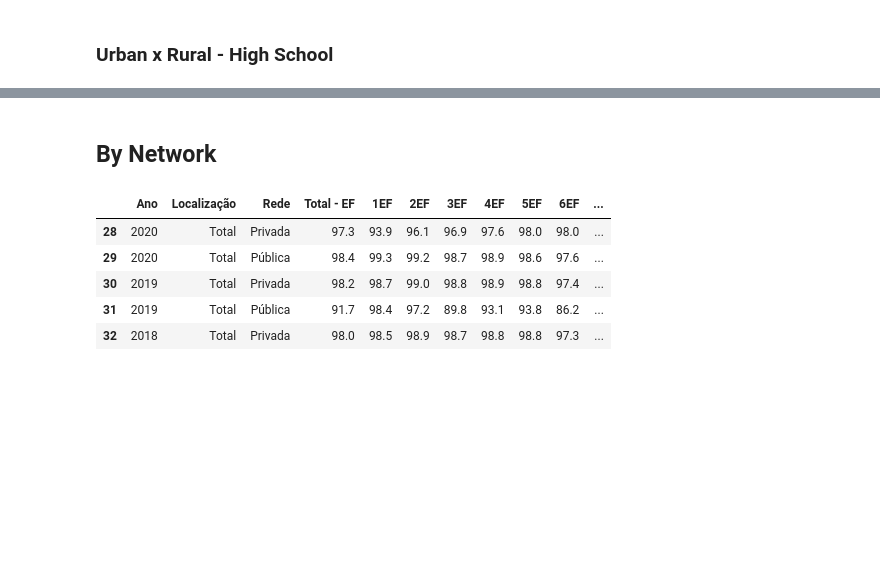
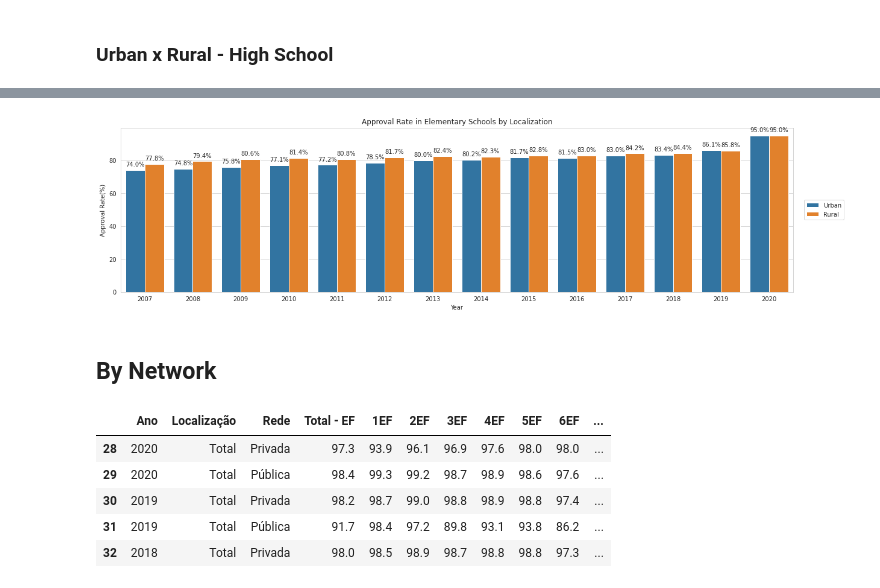
Before and after one commit to aianshay/covid-impacts-on-education, a Jupyter notebook: viz_rq3_rq4.ipynb, the cells around one changed output, grey strips where cells are left out. Saved outputs shown, nothing was run; the diff lists cells and outputs as text; code cells hidden in the pictures; blank space fills up the shorter version.

```diff
--- a/viz_rq3_rq4.ipynb
+++ b/viz_rq3_rq4.ipynb
@@ -164 +132,9 @@ plt.text(2020 + x_shift, y_2020_rural - y_shift, '{:.1f}%'.format(y_2020_rural),
+# %%
+def print_values_on_top(barplot, shift):
+    for p in barplot.patches:
+        barplot.annotate(format(p.get_height(), '.1f')+ '%',
+                   (p.get_x() + shift + p.get_width() / 2., p.get_height()),
+                   ha = 'center', va = 'center',
+                   xytext = (0,9),
+                   textcoords = 'offset points')
 # %%
@@ -214,2 +189,19 @@ plt.xlabel("Year");
+# %%
+plt.figure(figsize=(20, 5))
+#plt.axvline(x=12.5, label="Beginning of the Pandemic", color="red", linestyle='-')
+sns.set_style("whitegrid")
+
+barplot = sns.barplot(data=approval_urban_rural, x='Ano', y='Total - EM',
+                  hue='Localização')
+
+print_values_on_top(barplot, 0)
+
+plt.title("Approval Rate in Elementary Schools by Localization")
+plt.ylabel("Approval Rate(%)")
+plt.xlabel("Year");
+plt.legend().set_title(None)
+plt.legend(loc="right", bbox_to_anchor=(1.08, 0.5), ncol=1);
+# %% [output]
+[figure, added]
 # %% [markdown]
 ## By Network
```
Also changed, not shown: parts of 19 cells of this notebook.
